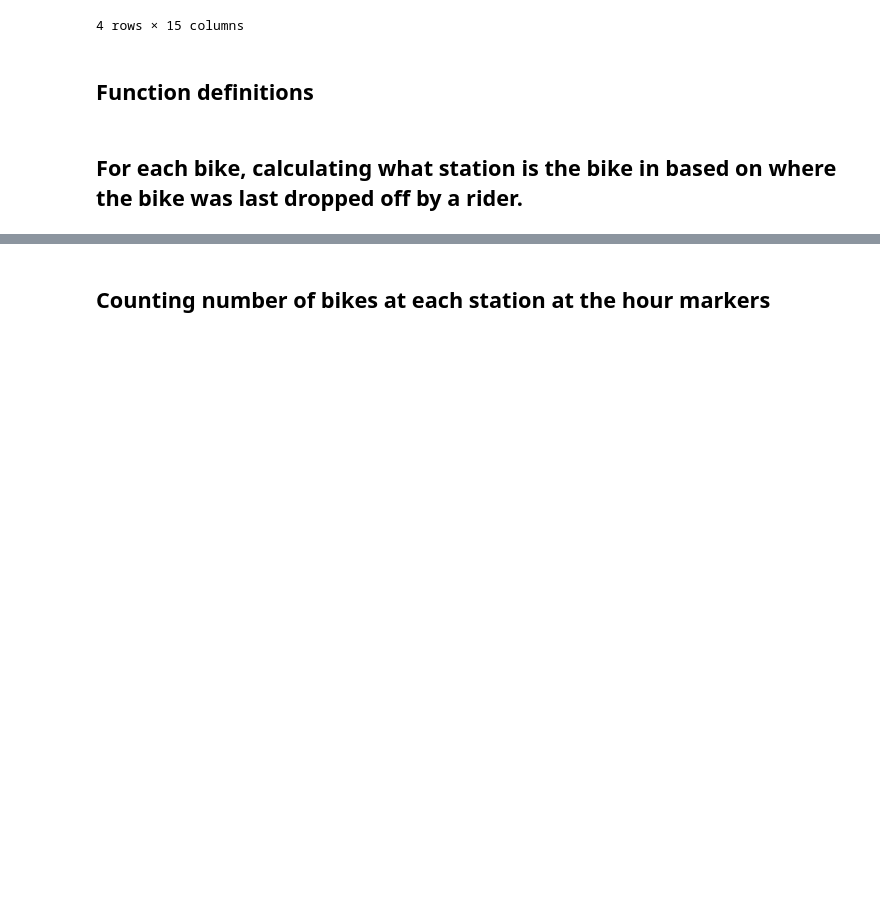
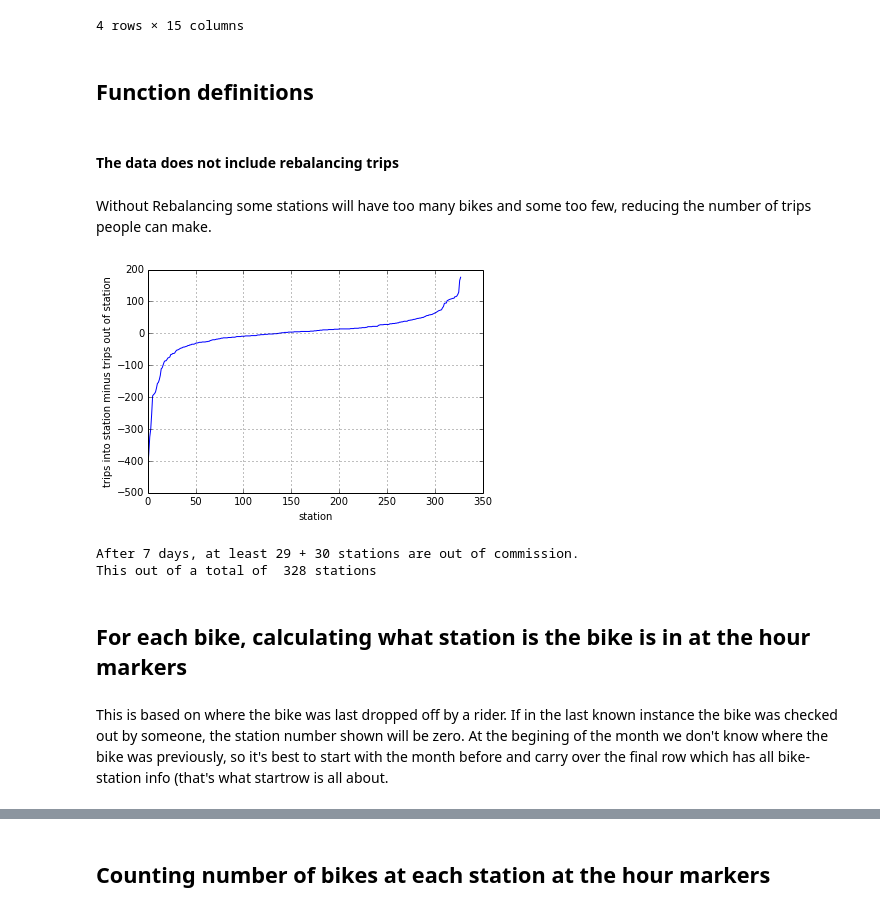
Before and after one commit to deenapatel/citibike, a Jupyter notebook: Citibike.ipynb, the cells around one changed output, grey strips where cells are left out. Cells and saved outputs as stored; diff of their text form; code cells hidden in the pictures; blank space fills up the shorter version.

```diff
--- a/Citibike.ipynb
+++ b/Citibike.ipynb
@@ -105,6 +105,47 @@ def stationfill(whereisbike,startdate,numberofmonths):
         stationfills[datetime] = whereisbike.loc[datetime].value_counts()
         #if there are no bikes at the station then value_counts give nans, need to fill with 0
     return stationfills.T.fillna(0)
+
+def bikeAR(df):
+    #returns a df which tells you if a bike was added or removed from a station at a particular time
+    startdf=df[['starttime','start station id','start station name']] # contains starting stations and times
+    startdf.columns = ['time','station id','station name']
+    startdf['bike']=-1 # start of trip removes a bike from station
+    enddf=df[['stoptime','end station id','end station name']] # containts ending stations and times
+    enddf.columns = ['time','station id','station name']
+    enddf['bike']=1 #end of trip adds a bike to the station
+    bikeAddRemove = pd.concat([startdf,enddf],ignore_index = True) #contains starting and ending stations
+    bikeAddRemove = bikeAddRemove.sort('time').reset_index(drop=True)
+    bikeAddRemove.set_index('time',inplace=True) # datetime is now the index
+    return bikeAddRemove
+# %% [markdown]
+#### The data does not include rebalancing trips
+# %% [markdown]
+Without Rebalancing some stations will have too many bikes and some too few, reducing the number of trips people can make.
+# %%
+ar5=bikeAR(df5)
+
+sd=dt.datetime(2014,5,1)
+delta=dt.timedelta(days=7)
+st=ar5[ar5.index<sd+delta]
+bikeBal=st.groupby(['station id','station name']).sum()
+bikeBal.sort('bike',inplace=True)
+bikeBal.reset_index(inplace=True)
+
+bikeBal.bike.plot()
+plt.xlabel('station')
+plt.ylabel('trips into station minus trips out of station')
+plt.show()
+# %% [output]
+[figure, added]
+# %%
+print 'After',str(delta)[:7],'at least',bikeBal.bike[bikeBal.bike<-60].count(),'+',bikeBal.bike[bikeBal.bike>60].count(), \
+'stations are out of commission. \nThis out of a total of ',bikeBal.bike.count(),'stations'
+# %% [output]
+After 7 days, at least 29 + 30 stations are out of commission.
+This out of a total of  328 stations
 # %% [markdown]
-## For each bike, calculating what station is the bike in based on where the bike was last dropped off by a rider.
+## For each bike, calculating what station is the bike is in at the hour markers
+# %% [markdown]
+This is based on where the bike was last dropped off by a rider. If in the last known instance the bike was checked out by someone, the station number shown will be zero. At the begining of the month we don't know where the bike was previously, so it's best to start with the month before and carry over the final row which has all bike-station info (that's what startrow is all about.
 # %%
```
Also changed, not shown: parts of 26 cells of this notebook.
